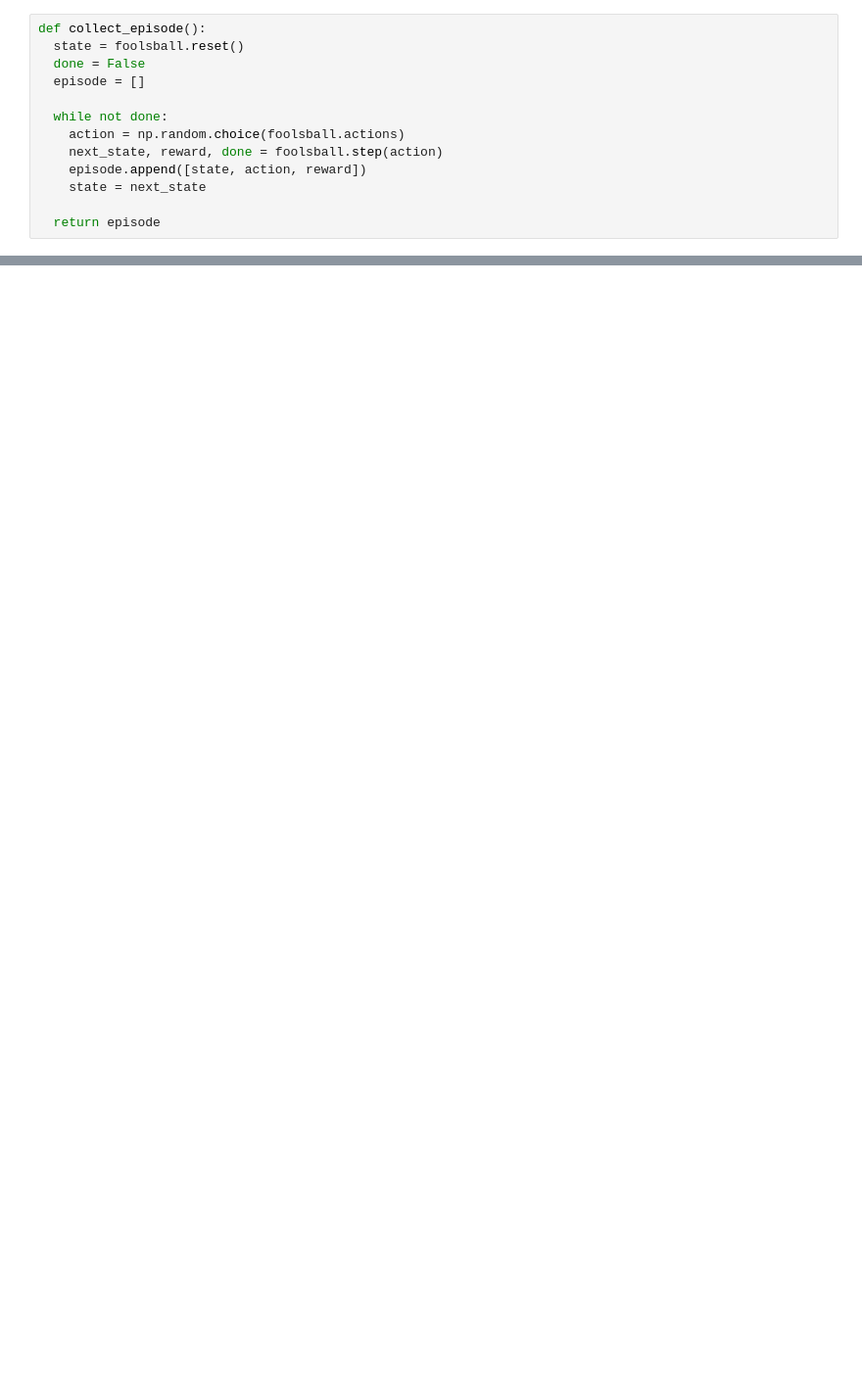
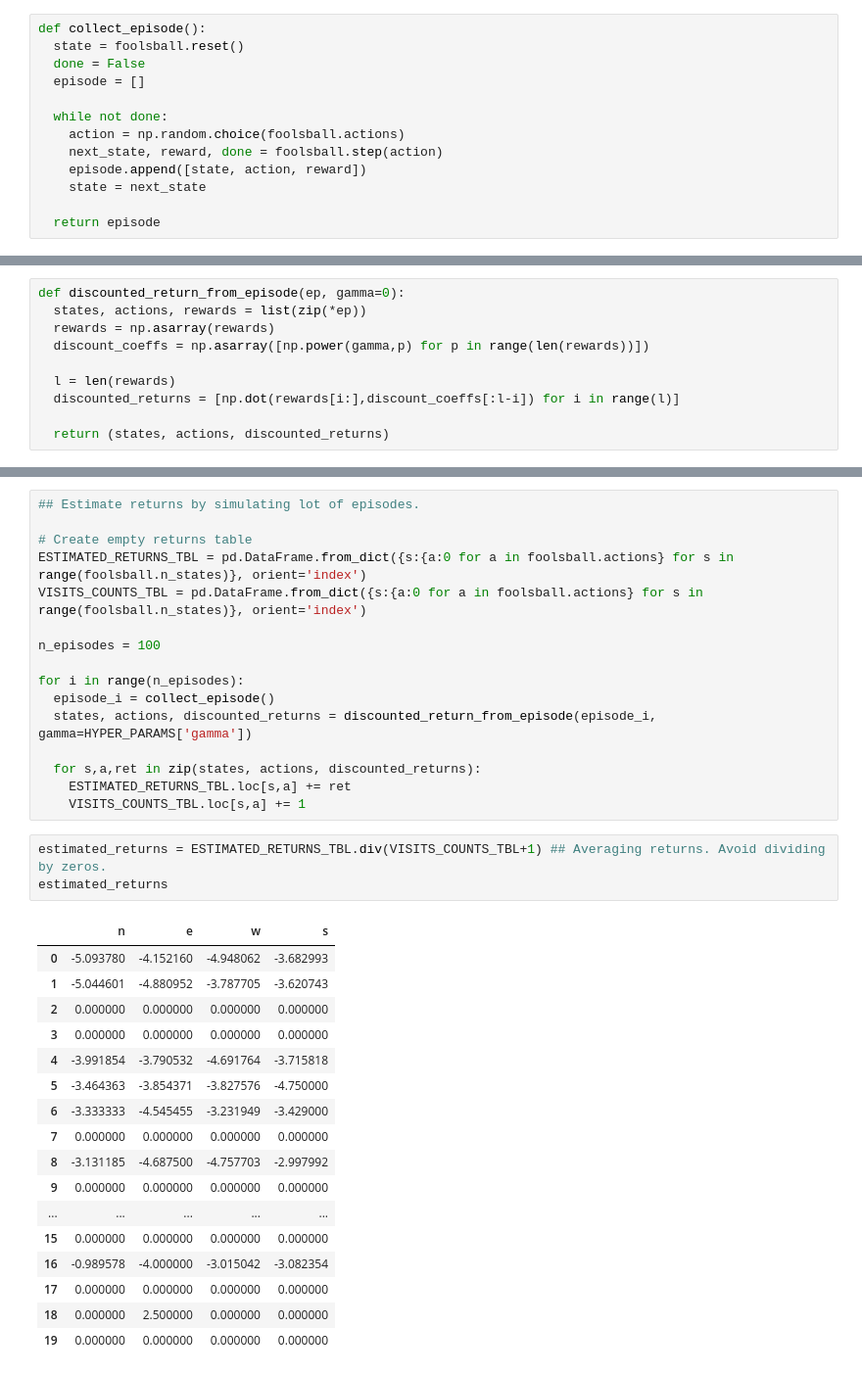
Before and after one commit to farhanhubble/discover-drl, a Jupyter notebook: Rediscovering_RL_Notebook_0_.ipynb, the cells around one changed output, grey strips where cells are left out. Shown at 98% size. Saved outputs shown, nothing was run; the diff lists cells and outputs as text; blank space fills up the shorter version.

Commit message:
Add Monte Carlo sampling based estimation of returns.

```diff
--- a/Rediscovering_RL_Notebook_0_.ipynb
+++ b/Rediscovering_RL_Notebook_0_.ipynb
@@ -443,0 +830,10 @@ print(ep)
+# %%
+def discounted_return_from_episode(ep, gamma=0):
+  states, actions, rewards = list(zip(*ep))
+  rewards = np.asarray(rewards)
+  discount_coeffs = np.asarray([np.power(gamma,p) for p in range(len(rewards))])
+
+  l = len(rewards)
+  discounted_returns = [np.dot(rewards[i:],discount_coeffs[:l-i]) for i in range(l)]
+
+  return (states, actions, discounted_returns)
@@ -443,0 +852,37 @@ print(ep)
+# %%
+## Estimate returns by simulating lot of episodes.
+
+# Create empty returns table
+ESTIMATED_RETURNS_TBL = pd.DataFrame.from_dict({s:{a:0 for a in foolsball.actions} for s in range(foolsball.n_states)}, orient='index')
+VISITS_COUNTS_TBL = pd.DataFrame.from_dict({s:{a:0 for a in foolsball.actions} for s in range(foolsball.n_states)}, orient='index')
+
+n_episodes = 100
+
+for i in range(n_episodes):
+  episode_i = collect_episode()
+  states, actions, discounted_returns = discounted_return_from_episode(episode_i, gamma=HYPER_PARAMS['gamma'])
+
+  for s,a,ret in zip(states, actions, discounted_returns):
+    ESTIMATED_RETURNS_TBL.loc[s,a] += ret
+    VISITS_COUNTS_TBL.loc[s,a] += 1
+# %%
+estimated_returns = ESTIMATED_RETURNS_TBL.div(VISITS_COUNTS_TBL+1) ## Averaging returns. Avoid dividing by zeros.
+estimated_returns
+# %% [output]
+|  | n | e | w | s |
+| 0 | -5.093780 | -4.152160 | -4.948062 | -3.682993 |
+| 1 | -5.044601 | -4.880952 | -3.787705 | -3.620743 |
+| 2 | 0.000000 | 0.000000 | 0.000000 | 0.000000 |
+| 3 | 0.000000 | 0.000000 | 0.000000 | 0.000000 |
+| 4 | -3.991854 | -3.790532 | -4.691764 | -3.715818 |
+| 5 | -3.464363 | -3.854371 | -3.827576 | -4.750000 |
+| 6 | -3.333333 | -4.545455 | -3.231949 | -3.429000 |
+| 7 | 0.000000 | 0.000000 | 0.000000 | 0.000000 |
+| 8 | -3.131185 | -4.687500 | -4.757703 | -2.997992 |
+| 9 | 0.000000 | 0.000000 | 0.000000 | 0.000000 |
+| ... | ... | ... | ... | ... |
+| 15 | 0.000000 | 0.000000 | 0.000000 | 0.000000 |
+| 16 | -0.989578 | -4.000000 | -3.015042 | -3.082354 |
+| 17 | 0.000000 | 0.000000 | 0.000000 | 0.000000 |
+| 18 | 0.000000 | 2.500000 | 0.000000 | 0.000000 |
+| 19 | 0.000000 | 0.000000 | 0.000000 | 0.000000 |
```
Also changed, not shown: parts of 38 cells of this notebook.
